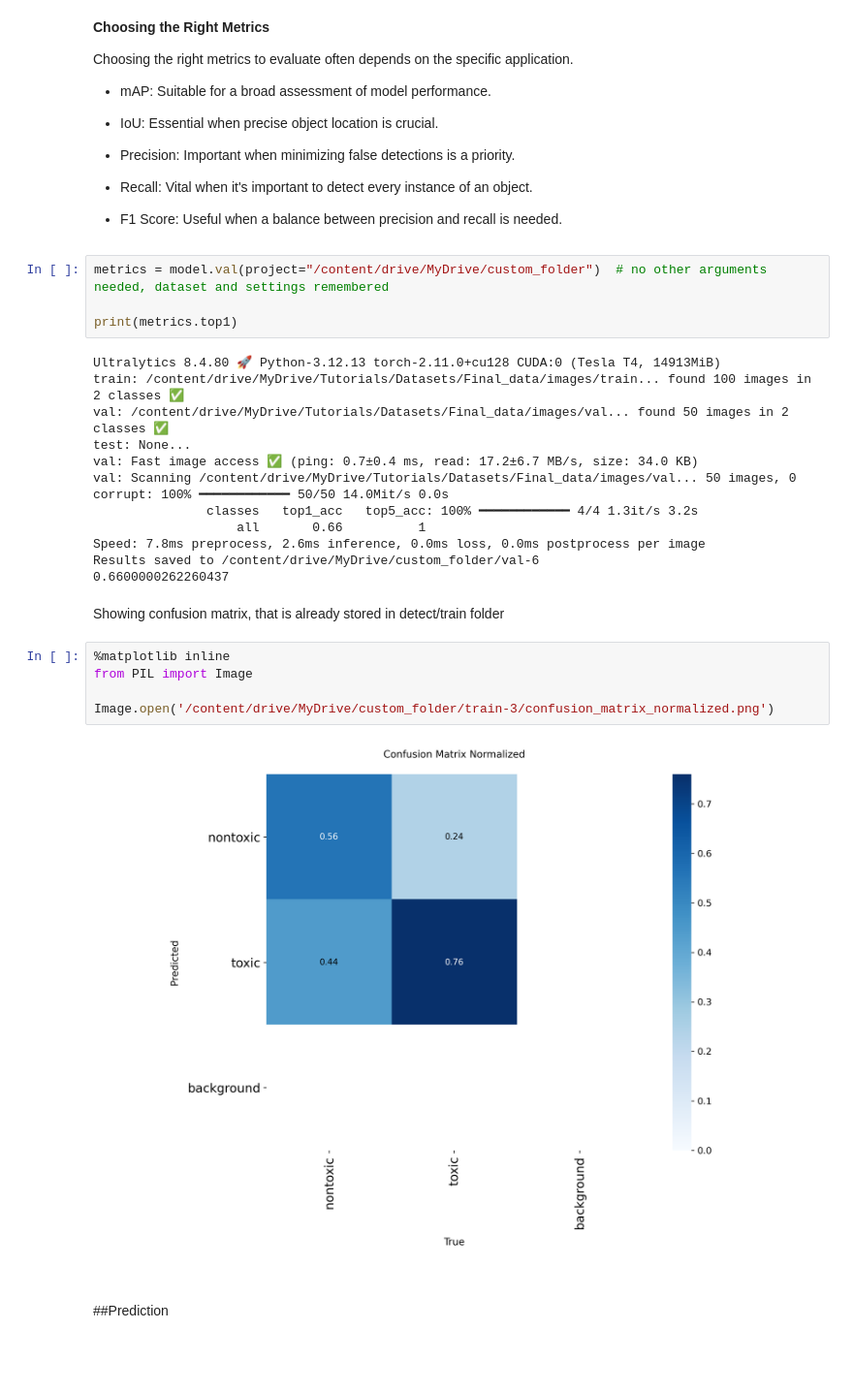
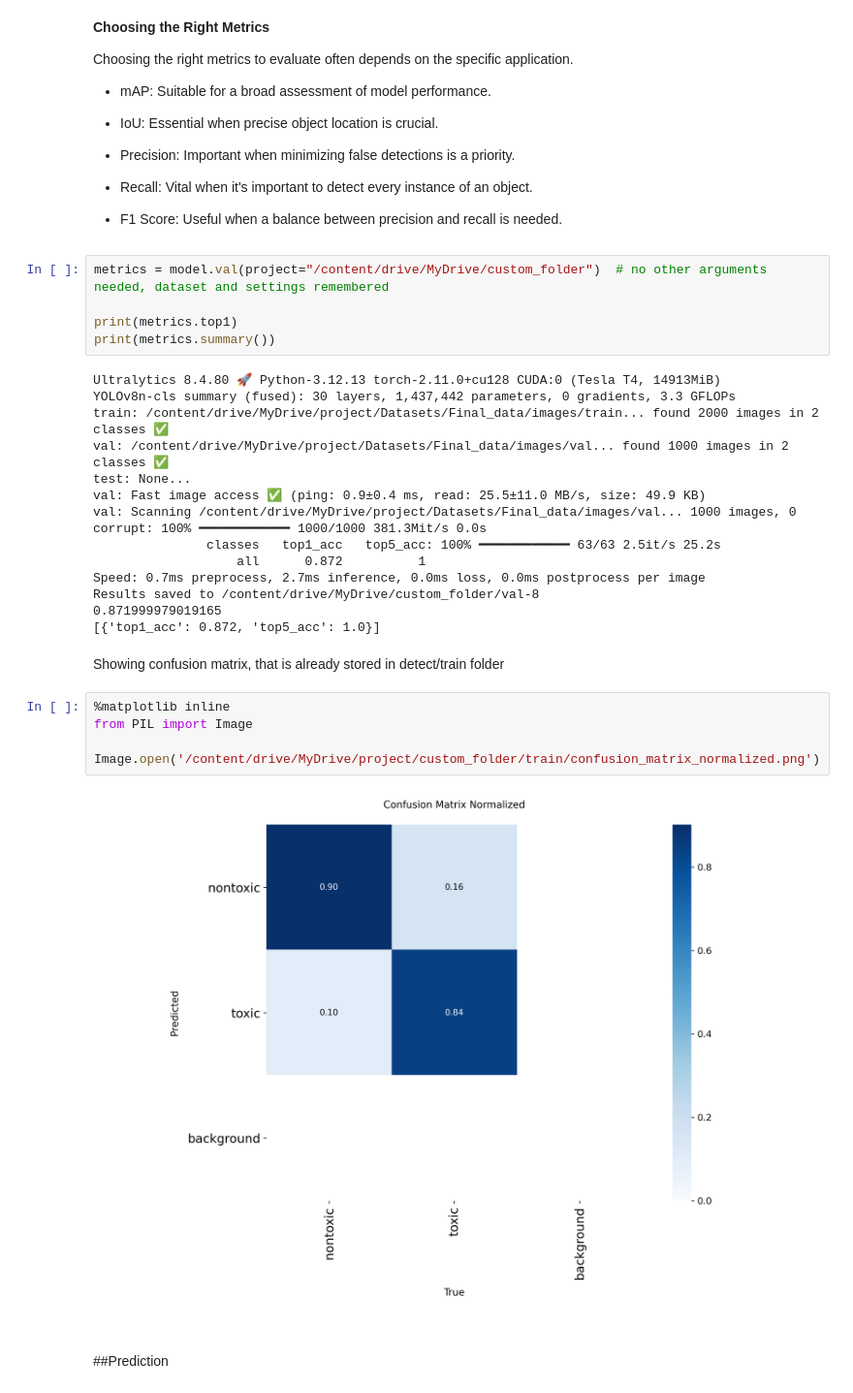
Before and after one commit to theoneureka/Computer-Vision-Project, a Jupyter notebook: ComputerVisionProject.ipynb, the cells around one changed output. Shown at 97% size. Drawn from its saved outputs; the diff is of its cells as text; blank space fills up the shorter version.

```diff
--- a/ComputerVisionProject.ipynb
+++ b/ComputerVisionProject.ipynb
@@ -329,27 +251,30 @@ Choosing the right metrics to evaluate often depends on the specific application
 metrics = model.val(project="/content/drive/MyDrive/custom_folder")  # no other arguments needed, dataset and settings remembered
 
 print(metrics.top1)
+print(metrics.summary())
 # %% [output]
 Ultralytics 8.4.80 🚀 Python-3.12.13 torch-2.11.0+cu128 CUDA:0 (Tesla T4, 14913MiB)
-train: /content/drive/MyDrive/Tutorials/Datasets/Final_data/images/train... found 100 images in 2 classes ✅
-val: /content/drive/MyDrive/Tutorials/Datasets/Final_data/images/val... found 50 images in 2 classes ✅
+YOLOv8n-cls summary (fused): 30 layers, 1,437,442 parameters, 0 gradients, 3.3 GFLOPs
+train: /content/drive/MyDrive/project/Datasets/Final_data/images/train... found 2000 images in 2 classes ✅
+val: /content/drive/MyDrive/project/Datasets/Final_data/images/val... found 1000 images in 2 classes ✅
 test: None...
-val: Fast image access ✅ (ping: 0.7±0.4 ms, read: 17.2±6.7 MB/s, size: 34.0 KB)
-val: Scanning /content/drive/MyDrive/Tutorials/Datasets/Final_data/images/val... 50 images, 0 corrupt: 100% ━━━━━━━━━━━━ 50/50 14.0Mit/s 0.0s
-               classes   top1_acc   top5_acc: 100% ━━━━━━━━━━━━ 4/4 1.3it/s 3.2s
-                   all       0.66          1
-Speed: 7.8ms preprocess, 2.6ms inference, 0.0ms loss, 0.0ms postprocess per image
-Results saved to /content/drive/MyDrive/custom_folder/val-6
-0.6600000262260437
+val: Fast image access ✅ (ping: 0.9±0.4 ms, read: 25.5±11.0 MB/s, size: 49.9 KB)
+val: Scanning /content/drive/MyDrive/project/Datasets/Final_data/images/val... 1000 images, 0 corrupt: 100% ━━━━━━━━━━━━ 1000/1000 381.3Mit/s 0.0s
+               classes   top1_acc   top5_acc: 100% ━━━━━━━━━━━━ 63/63 2.5it/s 25.2s
+                   all      0.872          1
+Speed: 0.7ms preprocess, 2.7ms inference, 0.0ms loss, 0.0ms postprocess per image
+Results saved to /content/drive/MyDrive/custom_folder/val-8
+0.871999979019165
+[{'top1_acc': 0.872, 'top5_acc': 1.0}]
 # %% [markdown]
 Showing confusion matrix, that is already stored in detect/train folder
 # %%
 %matplotlib inline
 from PIL import Image
 
-Image.open('/content/drive/MyDrive/custom_folder/train-3/confusion_matrix_normalized.png')
+Image.open('/content/drive/MyDrive/project/custom_folder/train/confusion_matrix_normalized.png')
 # %% [output]
-[figure, old version]
+[figure, new version]
 # %% [markdown]
 ##Prediction
 # %%
```
Also changed, not shown: parts of 15 cells of this notebook.
